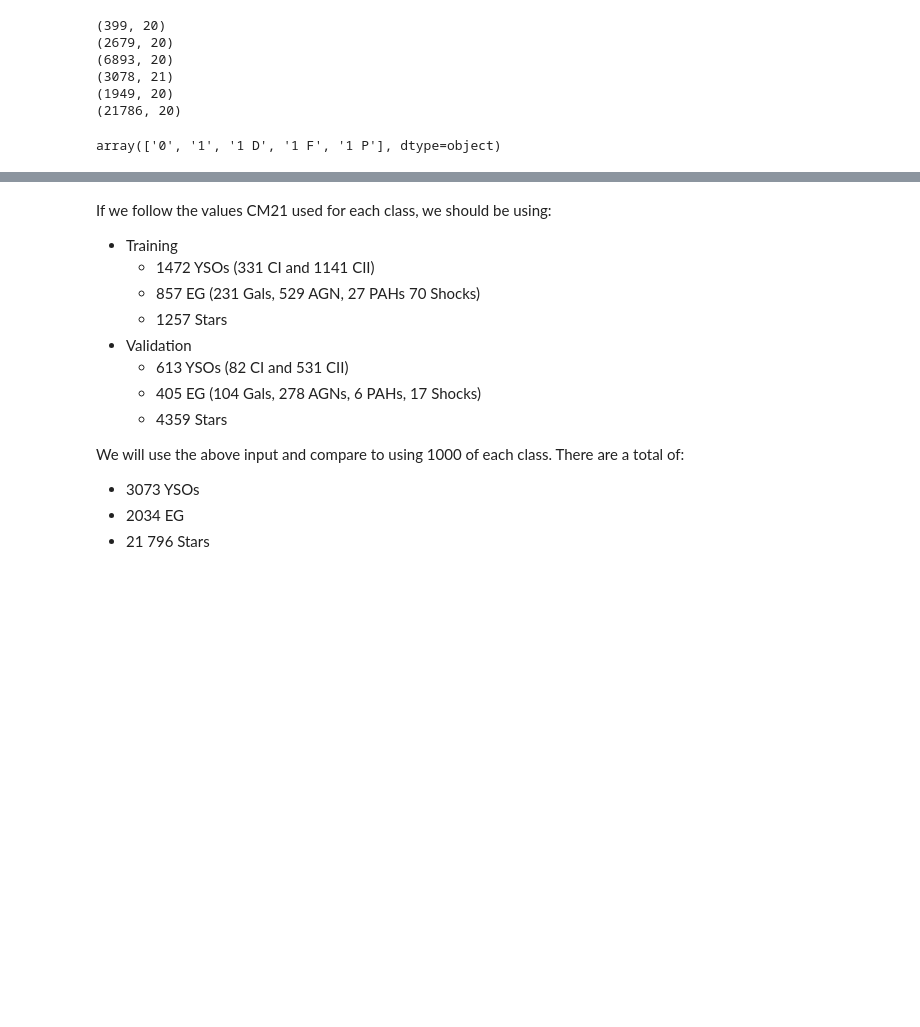
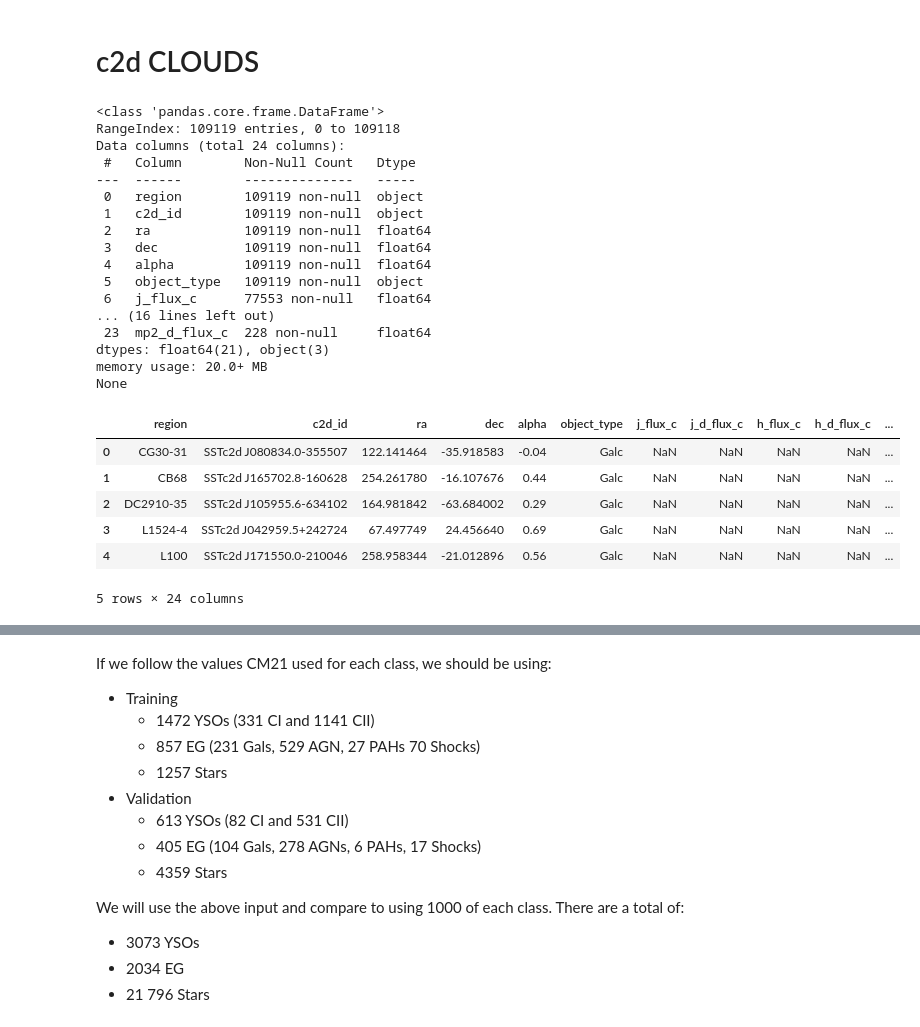
Before and after one commit to bcrompvoets/Random, a Jupyter notebook: Phase_3_1__IRAC_Only_Classification/Notebooks/Data_Preparation.ipynb, the cells around one changed output, grey strips where cells are left out. Cells and saved outputs as stored; diff of their text form; code cells hidden in the pictures; blank space fills up the shorter version.

```diff
--- a/Phase_3_1__IRAC_Only_Classification/Notebooks/Data_Preparation.ipynb
+++ b/Phase_3_1__IRAC_Only_Classification/Notebooks/Data_Preparation.ipynb
@@ -106,18 +7,32 @@ See the caveats in the documentation: https://pandas.pydata.org/pandas-docs/stab
-# %%
-print(df_I.shape)
-print(df_II.shape)
-print(df_III_F.shape)
-
-print(df_YSO.shape)
-print(df_EG.shape)
-print(df_Stars.shape)
-
-df["Catalog"].unique()
-# %% [output]
-(399, 20)
-(2679, 20)
-(6893, 20)
-(3078, 21)
-(1949, 20)
-(21786, 20)
-array(['0', '1', '1 D', '1 F', '1 P'], dtype=object)
+# %% [markdown]
+# c2d CLOUDS
+# %%
+c2d = pd.read_csv("../Data_and_Results/c2d_CORES_HREL.csv")
+print(c2d.info())
+
+c2d.head()
+# %% [output]
+<class 'pandas.core.frame.DataFrame'>
+RangeIndex: 109119 entries, 0 to 109118
+Data columns (total 24 columns):
+ #   Column        Non-Null Count   Dtype
+---  ------        --------------   -----
+ 0   region        109119 non-null  object
+ 1   c2d_id        109119 non-null  object
+ 2   ra            109119 non-null  float64
+ 3   dec           109119 non-null  float64
+ 4   alpha         109119 non-null  float64
+ 5   object_type   109119 non-null  object
+ 6   j_flux_c      77553 non-null   float64
+... (16 lines left out)
+ 23  mp2_d_flux_c  228 non-null     float64
+dtypes: float64(21), object(3)
+memory usage: 20.0+ MB
+None
+|  | region | c2d_id | ra | dec | alpha | object_type | j_flux_c | j_d_flux_c | h_flux_c | h_d_flux_c | ... |
+| 0 | CG30-31 | SSTc2d J080834.0-355507 | 122.141464 | -35.918583 | -0.04 | Galc | NaN | NaN | NaN | NaN | ... |
+| 1 | CB68 | SSTc2d J165702.8-160628 | 254.261780 | -16.107676 | 0.44 | Galc | NaN | NaN | NaN | NaN | ... |
+| 2 | DC2910-35 | SSTc2d J105955.6-634102 | 164.981842 | -63.684002 | 0.29 | Galc | NaN | NaN | NaN | NaN | ... |
+| 3 | L1524-4 | SSTc2d J042959.5+242724 | 67.497749 | 24.456640 | 0.69 | Galc | NaN | NaN | NaN | NaN | ... |
+| 4 | L100 | SSTc2d J171550.0-210046 | 258.958344 | -21.012896 | 0.56 | Galc | NaN | NaN | NaN | NaN | ... |
+5 rows × 24 columns
```
Also changed, not shown: parts of 24 cells of this notebook, 7 other files.
